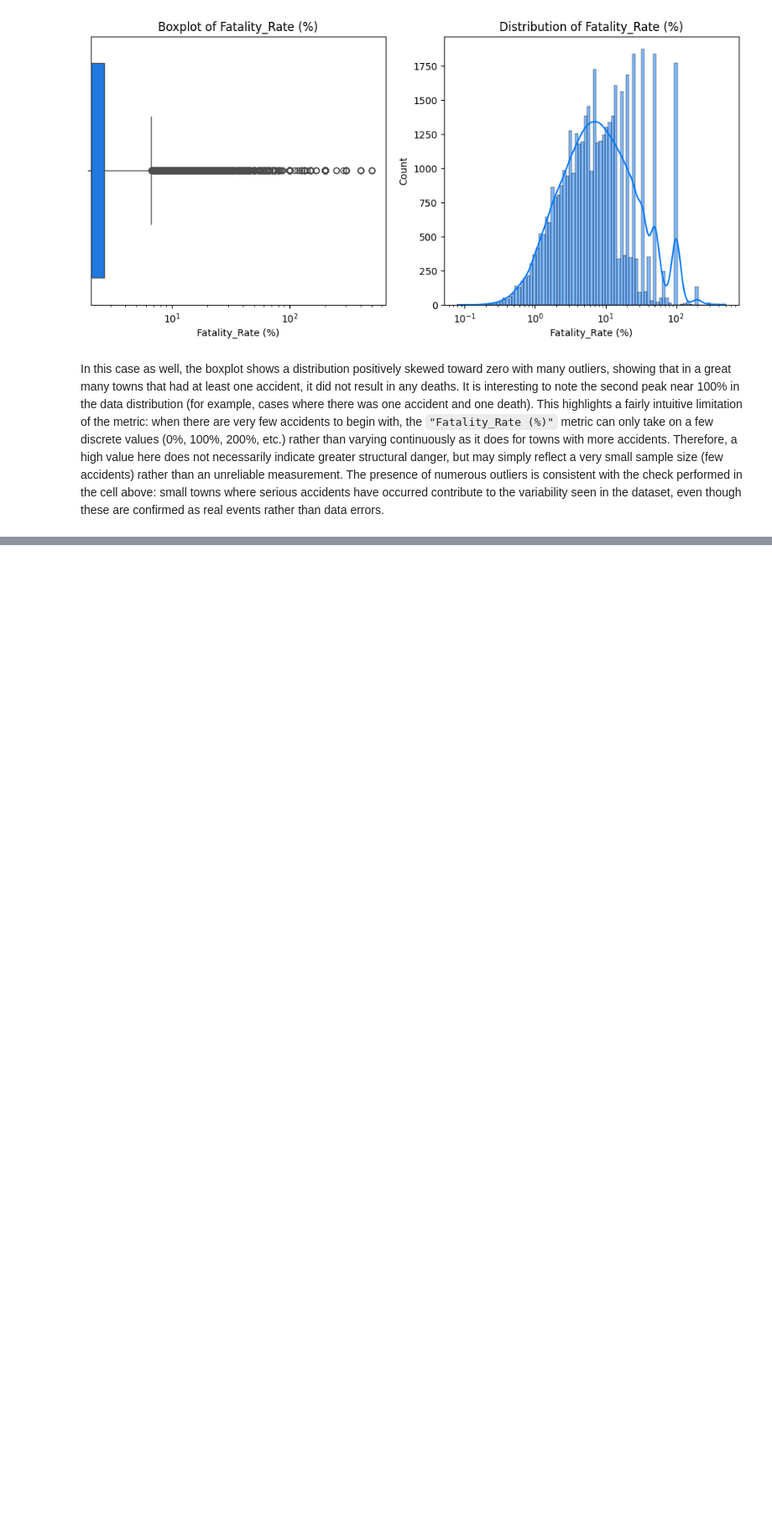
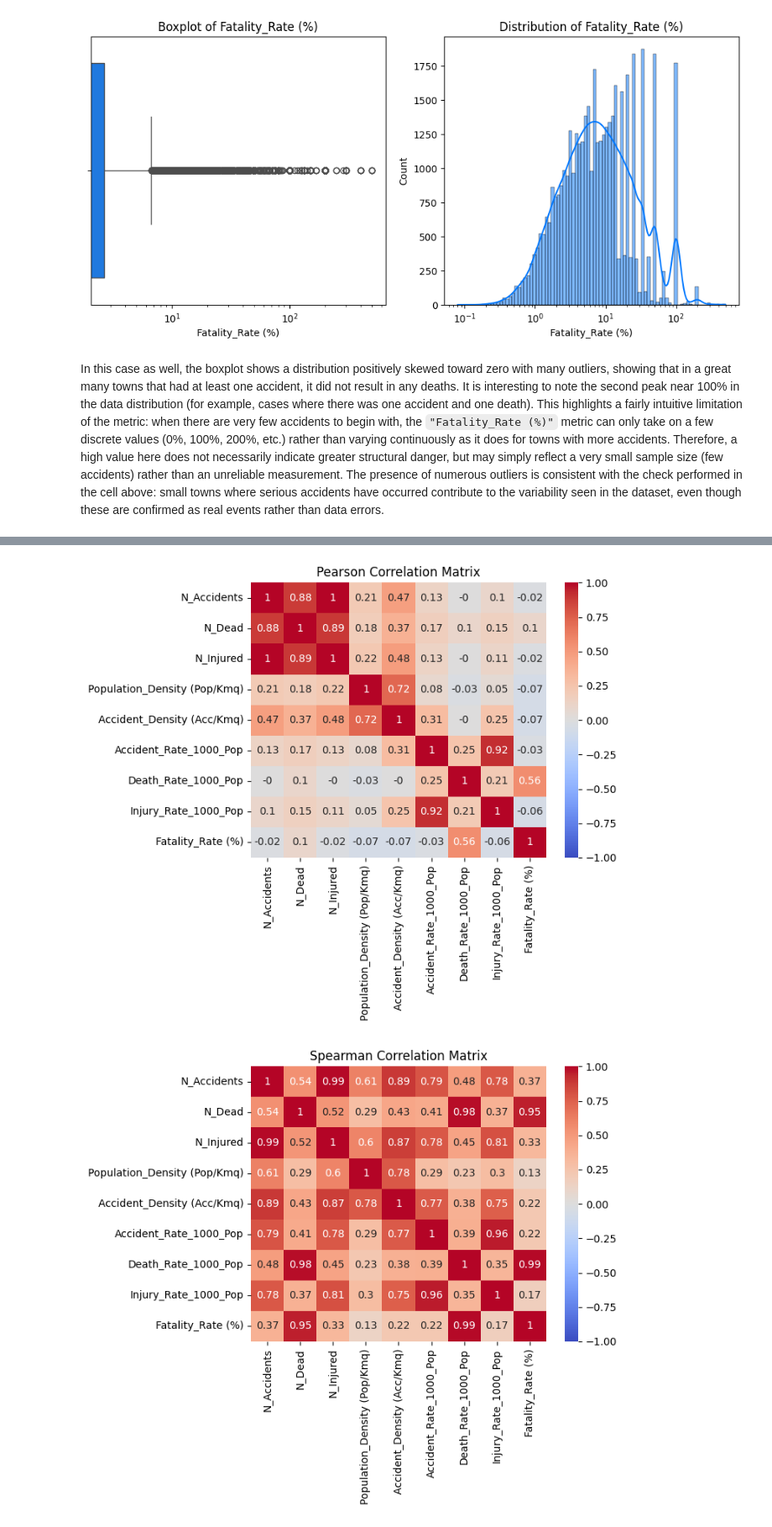
Before and after one commit to Aaronstriker/Final-Project-master-boolean-Data-Analytics, a Jupyter notebook: main_notebook.ipynb, the cells around one changed output, grey strips where cells are left out. Shown at 84% size. Drawn from its saved outputs; the diff is of its cells as text; code cells hidden in the pictures; blank space fills up the shorter version.

```diff
--- a/main_notebook.ipynb
+++ b/main_notebook.ipynb
@@ -831,0 +844,16 @@ In this case as well, the boxplot shows a distribution positively skewed toward
+# %%
+# calculate the Pearson and Spearman correlation matrices
+corr_pearson = merged_df[['N_Accidents','N_Dead', 'N_Injured', 'Population_Density (Pop/Kmq)', 'Accident_Density (Acc/Kmq)', 'Accident_Rate_1000_Pop', 'Death_Rate_1000_Pop', 'Injury_Rate_1000_Pop', 'Fatality_Rate (%)']].corr(method = 'pearson')
+corr_spearman = merged_df[['N_Accidents','N_Dead', 'N_Injured', 'Population_Density (Pop/Kmq)', 'Accident_Density (Acc/Kmq)', 'Accident_Rate_1000_Pop', 'Death_Rate_1000_Pop', 'Injury_Rate_1000_Pop', 'Fatality_Rate (%)']].corr(method = 'spearman')
+
+# display the correlation matrices on heatmaps
+sns.heatmap(corr_pearson.round(2), annot=True, cmap='coolwarm', vmin=-1, vmax=1)
+plt.title('Pearson Correlation Matrix')
+plt.show()
+
+sns.heatmap(corr_spearman.round(2), annot=True, cmap='coolwarm', vmin=-1, vmax=1)
+plt.title('Spearman Correlation Matrix')
+plt.show()
+# %% [output]
+[figure, added]
+[figure, added]
```
Also changed, not shown: parts of 20 cells of this notebook.
